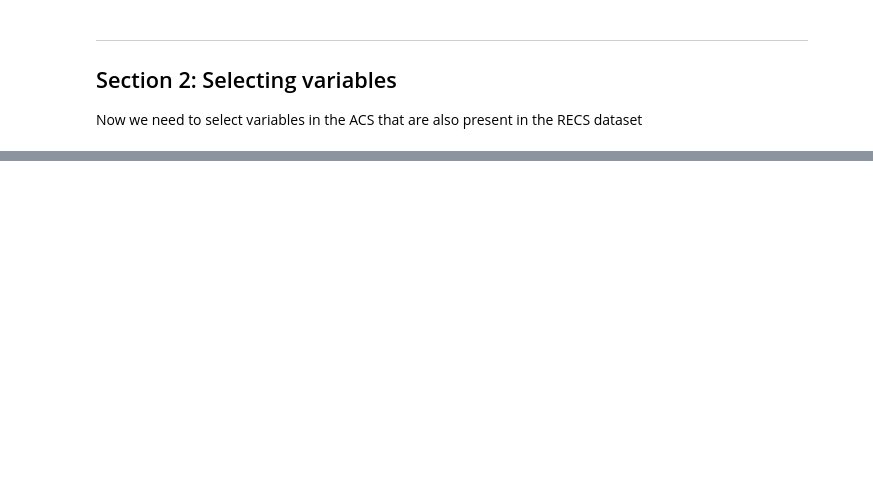
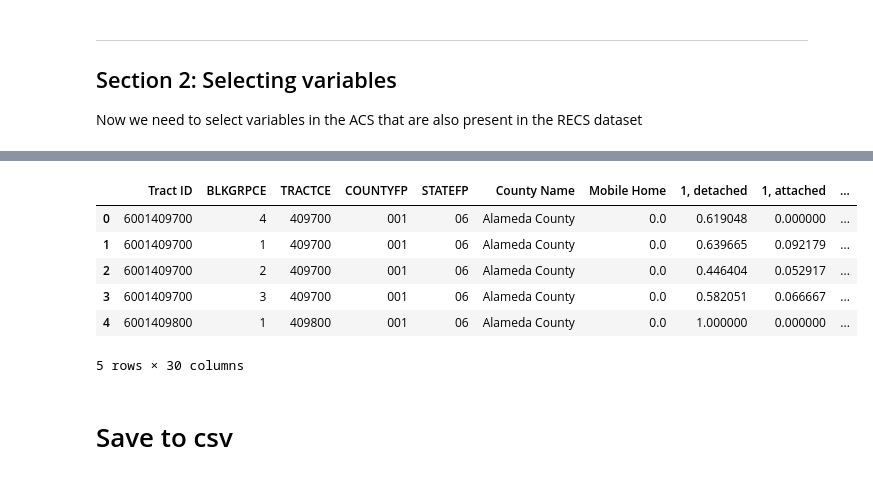
Before and after one commit to criscres/Energy-poverty-US, a Jupyter notebook: ACS_EDA.ipynb, the cells around one changed output, grey strips where cells are left out. Cells and saved outputs as stored; diff of their text form; code cells hidden in the pictures; blank space fills up the shorter version.

```diff
--- a/ACS_EDA.ipynb
+++ b/ACS_EDA.ipynb
@@ -410,0 +847,28 @@ IPUMS provides census and survey data from around the world integrated across ti
+# %%
+#Read in a csv file that has the amount of the population that lives ina rural, urban cluster, or urban area,
+#mutate the COUNTY column to add a leading space to match the County Name column in enhanced_df, then save three
+#dictionarues contining the county name as the key, and the population statistic as the value
+urban_rural_df = pd.read_csv("data/PctUrbanRural_County-2.csv")
+urban_rural_df["COUNTYNAME"] = " " + urban_rural_df["COUNTYNAME"] + " County"
+
+urban_rural_poppct_rural_dct = pd.Series(urban_rural_df.POPPCT_RURAL.values,index=urban_rural_df.COUNTYNAME).to_dict()
+urban_rural_poppct_uc_dct = pd.Series(urban_rural_df.POPPCT_UC.values,index=urban_rural_df.COUNTYNAME).to_dict()
+urban_rural_poppct_ua_dct = pd.Series(urban_rural_df.POPPCT_UA.values,index=urban_rural_df.COUNTYNAME).to_dict()
+# %%
+#Add the Percentage of Rural Population, Percentage of Urban Cluster Population, Percentage of Urban Area Population
+#coumns to enhanced_df using the map function to produce our finished dataframe
+
+enhanced_df["Percentage of Rural Population"] = enhanced_df["County Name"].map(urban_rural_poppct_rural_dct)/100
+enhanced_df["Percentage of Urban Cluster Population"] = enhanced_df["County Name"].map(urban_rural_poppct_uc_dct)/100
+enhanced_df["Percentage of Urban Area Population"] = enhanced_df["County Name"].map(urban_rural_poppct_ua_dct)/100
+enhanced_df.head()
+# %% [output]
+|  | Tract ID | BLKGRPCE | TRACTCE | COUNTYFP | STATEFP | County Name | Mobile Home | 1, detached | 1, attached | ... |
+| 0 | 6001409700 | 4 | 409700 | 001 | 06 | Alameda County | 0.0 | 0.619048 | 0.000000 | ... |
+| 1 | 6001409700 | 1 | 409700 | 001 | 06 | Alameda County | 0.0 | 0.639665 | 0.092179 | ... |
+| 2 | 6001409700 | 2 | 409700 | 001 | 06 | Alameda County | 0.0 | 0.446404 | 0.052917 | ... |
+| 3 | 6001409700 | 3 | 409700 | 001 | 06 | Alameda County | 0.0 | 0.582051 | 0.066667 | ... |
+| 4 | 6001409800 | 1 | 409800 | 001 | 06 | Alameda County | 0.0 | 1.000000 | 0.000000 | ... |
+5 rows × 30 columns
+# %% [markdown]
+# Save to csv <a id='saving'></a>
```
Also changed, not shown: parts of 103 cells of this notebook, 1 other file.
